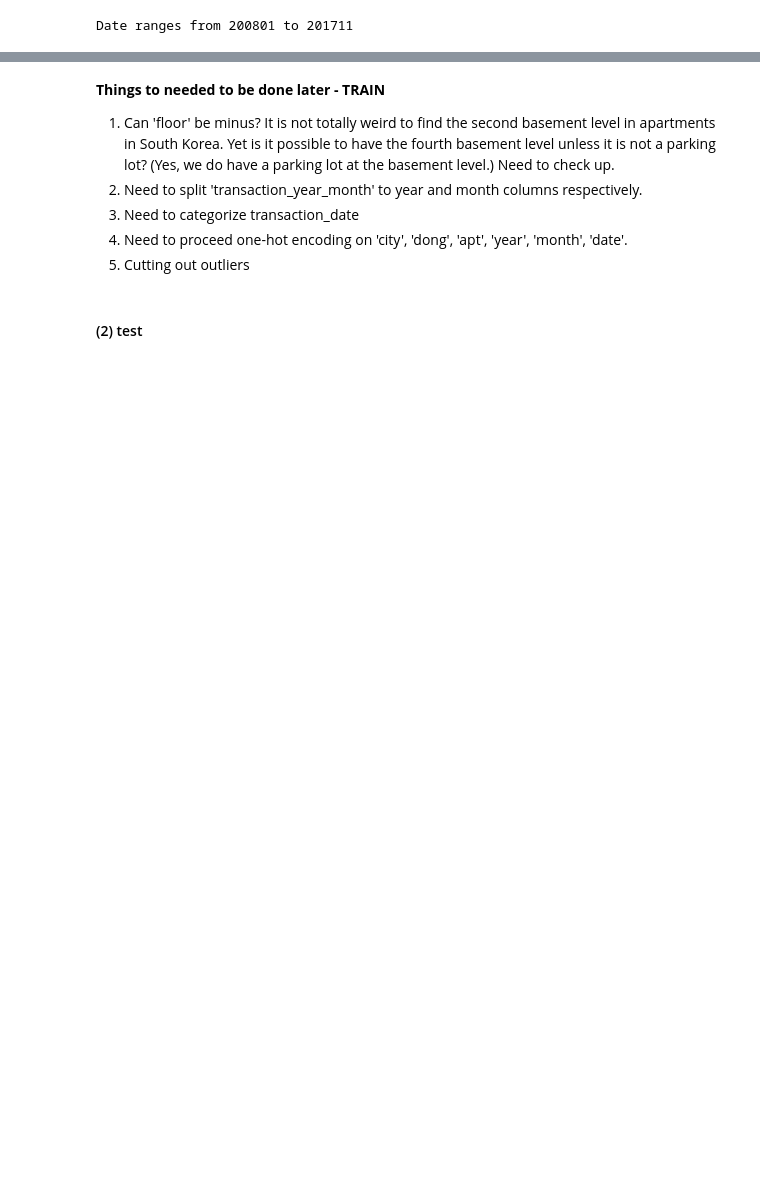
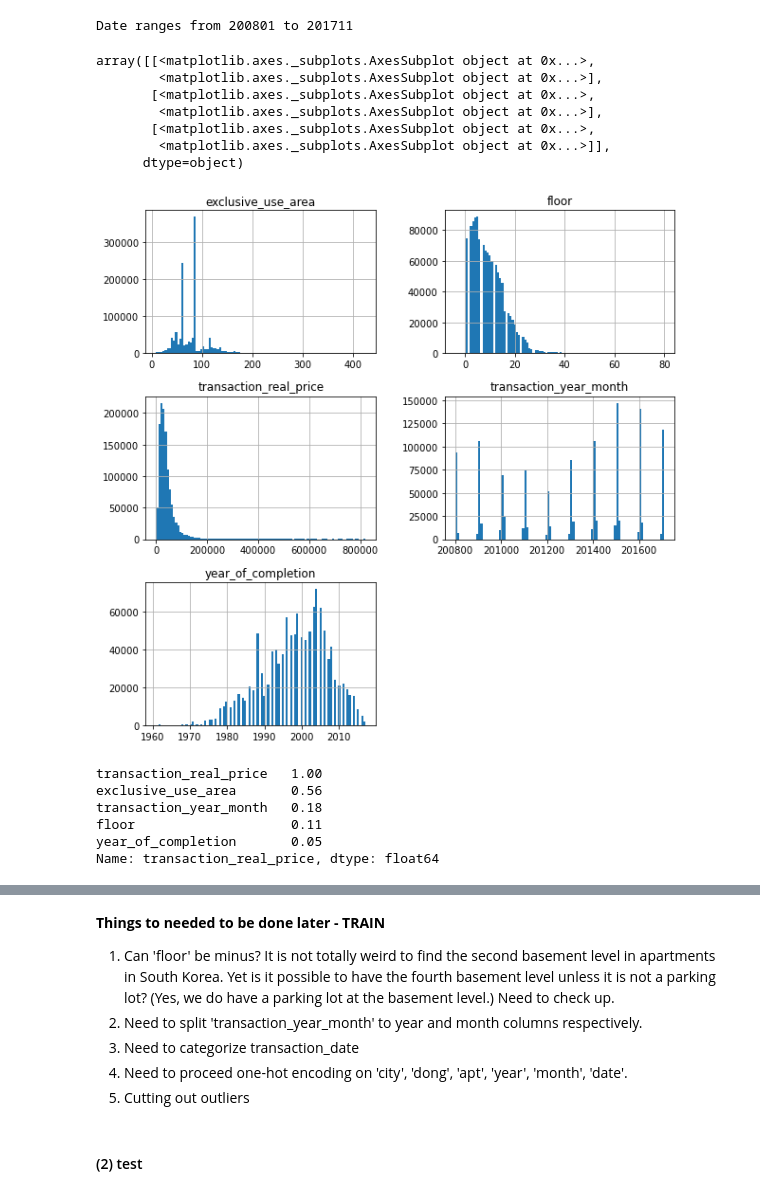
Before and after one commit to eastman-kim/Predict_Apartment_Makret_Price, a Jupyter notebook: Apt Real Price Prediction.ipynb, the cells around one changed output, grey strips where cells are left out. Drawn from its saved outputs; the diff is of its cells as text; code cells hidden in the pictures; blank space fills up the shorter version.

```diff
--- a/Apt Real Price Prediction.ipynb
+++ b/Apt Real Price Prediction.ipynb
@@ -95,3 +95,25 @@ train.describe()
 print('Date ranges from {} to {}'.format(min(train['transaction_year_month']),max(train['transaction_year_month'])))
 # %% [output]
 Date ranges from 200801 to 201711
+# %%
+# histogram
+train.drop(['apartment_id','transaction_id'],axis=1).hist(bins=100, figsize=(10,10))
+# %% [output]
+array([[<matplotlib.axes._subplots.AxesSubplot object at 0x...>,
+        <matplotlib.axes._subplots.AxesSubplot object at 0x...>],
+       [<matplotlib.axes._subplots.AxesSubplot object at 0x...>,
+        <matplotlib.axes._subplots.AxesSubplot object at 0x...>],
+       [<matplotlib.axes._subplots.AxesSubplot object at 0x...>,
+        <matplotlib.axes._subplots.AxesSubplot object at 0x...>]],
+      dtype=object)
+[figure, added]
+# %%
+# correlations
+train.drop(['apartment_id','transaction_id'],axis=1).corr()['transaction_real_price'].sort_values(ascending=False)
+# %% [output]
+transaction_real_price   1.00
+exclusive_use_area       0.56
+transaction_year_month   0.18
+floor                    0.11
+year_of_completion       0.05
+Name: transaction_real_price, dtype: float64
```
Also changed, not shown: parts of 25 cells of this notebook.
